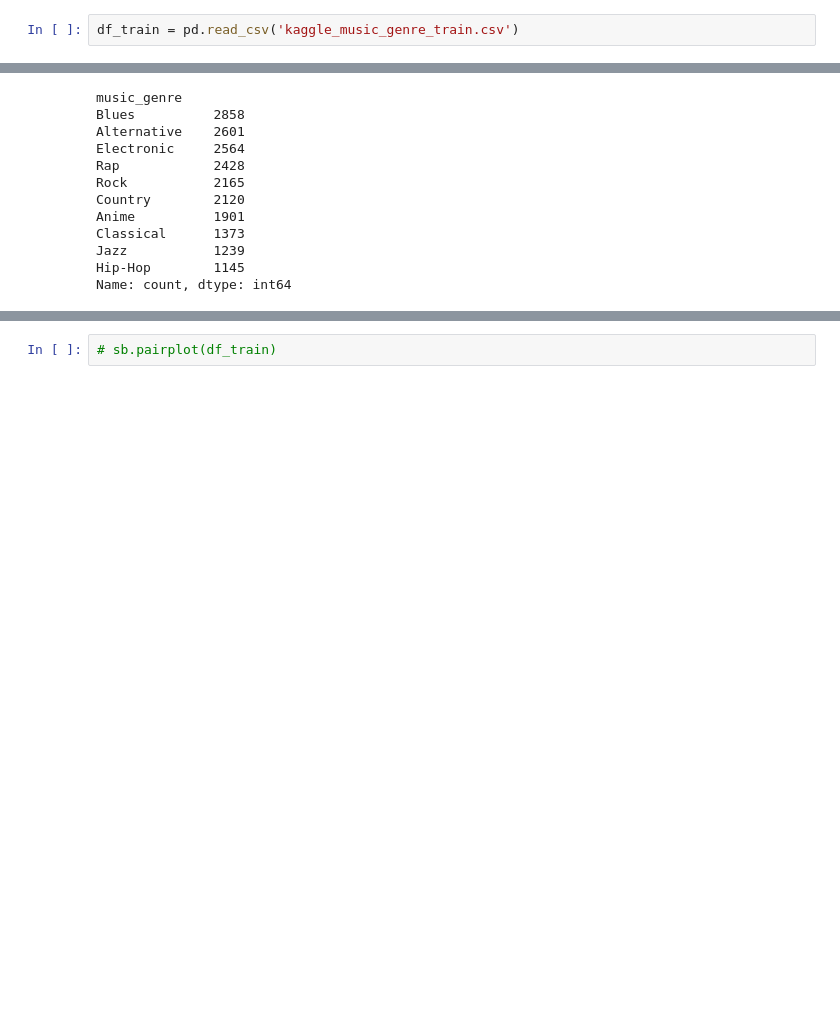
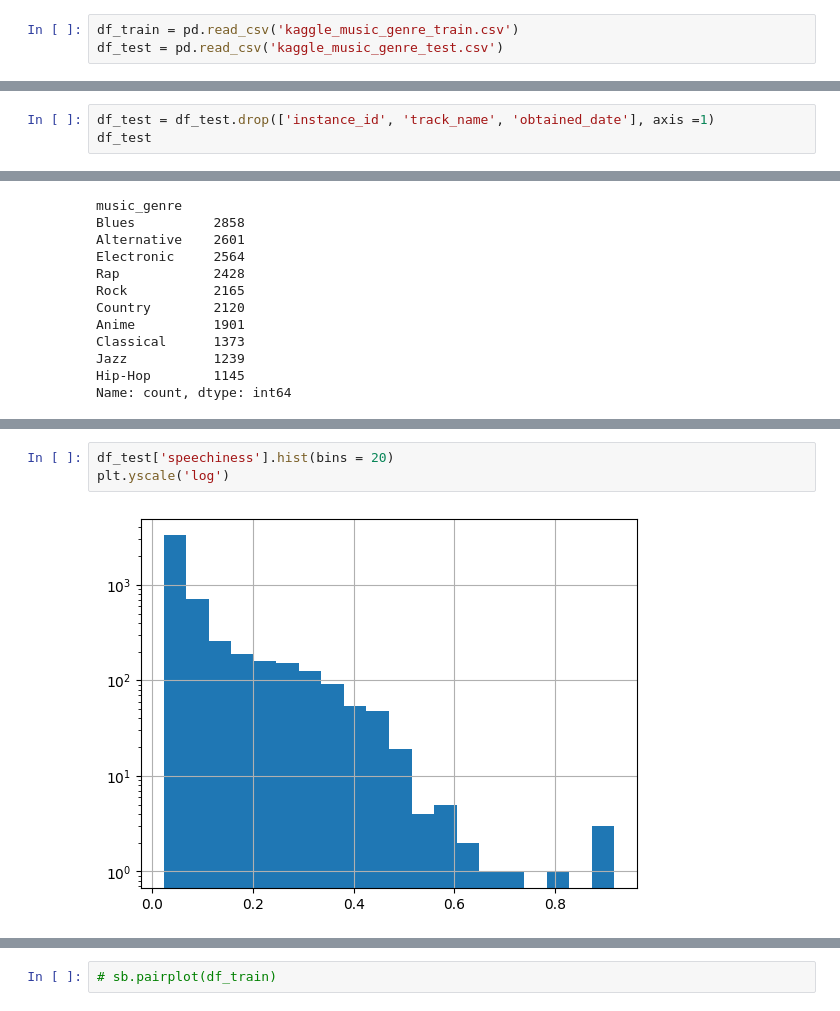
Before and after one commit to Parkhomenko-Vladimir/Music-classification, a Jupyter notebook: main.ipynb, the cells around one changed output, grey strips where cells are left out. Drawn from its saved outputs; the diff is of its cells as text; blank space fills up the shorter version.

```diff
--- a/main.ipynb
+++ b/main.ipynb
@@ -4,6 +6,7 @@ import seaborn as sb
 import matplotlib.pyplot as plt
 # %%
 df_train = pd.read_csv('kaggle_music_genre_train.csv')
+df_test = pd.read_csv('kaggle_music_genre_test.csv')
 # %%
 df_train
 # %% [output]
@@ -63,3 +98,6 @@ df_train
 | 20392 | 0.00310 | 0.914 | 162214.0 | 0.515 | 0.000000 | C# | 0.1050 | -9.934 | ... |
 | 20393 | 0.05350 | 0.717 | 271885.0 | 0.983 | 0.491000 | D# | 0.1080 | -1.615 | ... |
 20394 rows × 13 columns
+# %%
+df_test = df_test.drop(['instance_id', 'track_name', 'obtained_date'], axis =1)
+df_test
@@ -87,0 +196,5 @@ Name: count, dtype: int64
+# %%
+df_test['speechiness'].hist(bins = 20)
+plt.yscale('log')
+# %% [output]
+[figure, added]
```
Also changed, not shown: parts of 37 cells of this notebook.
